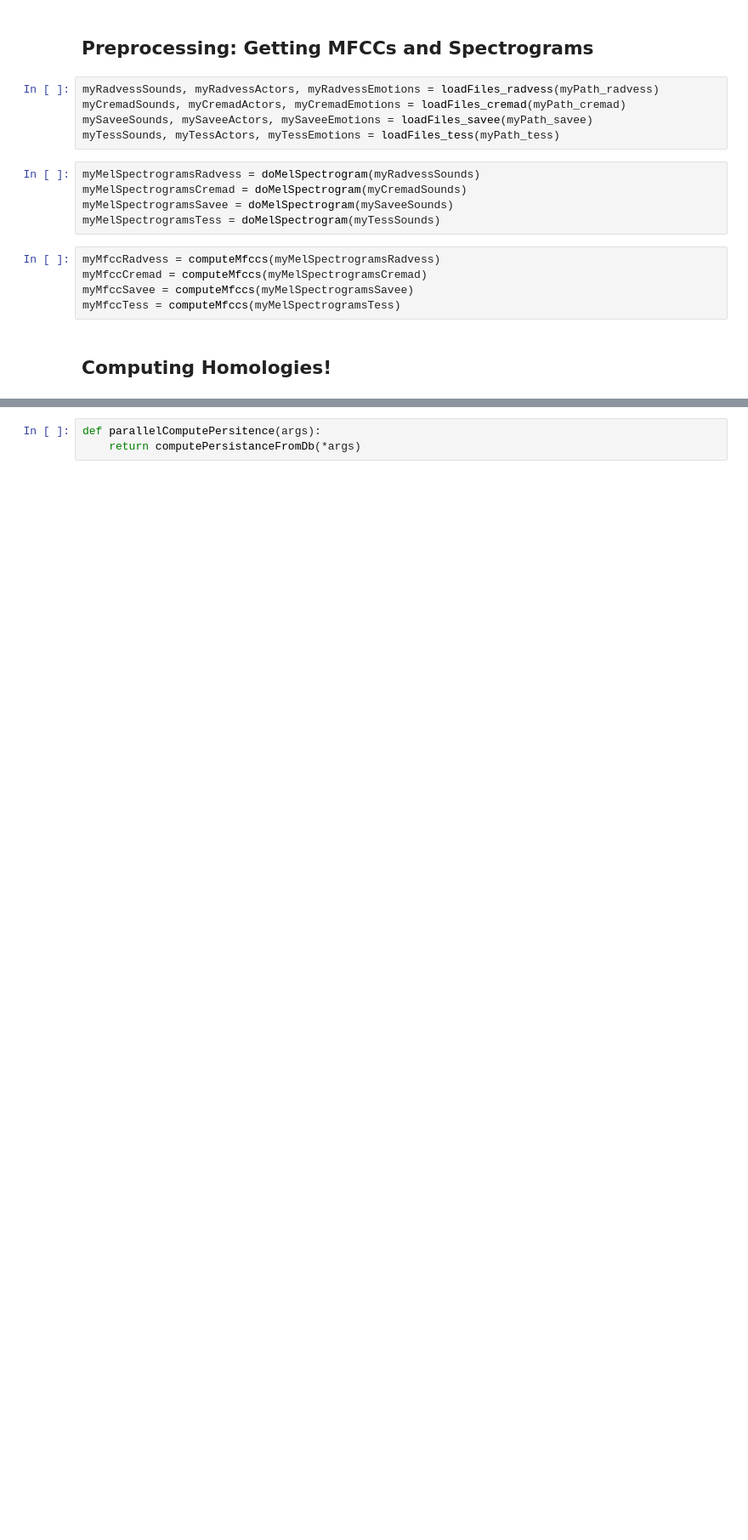
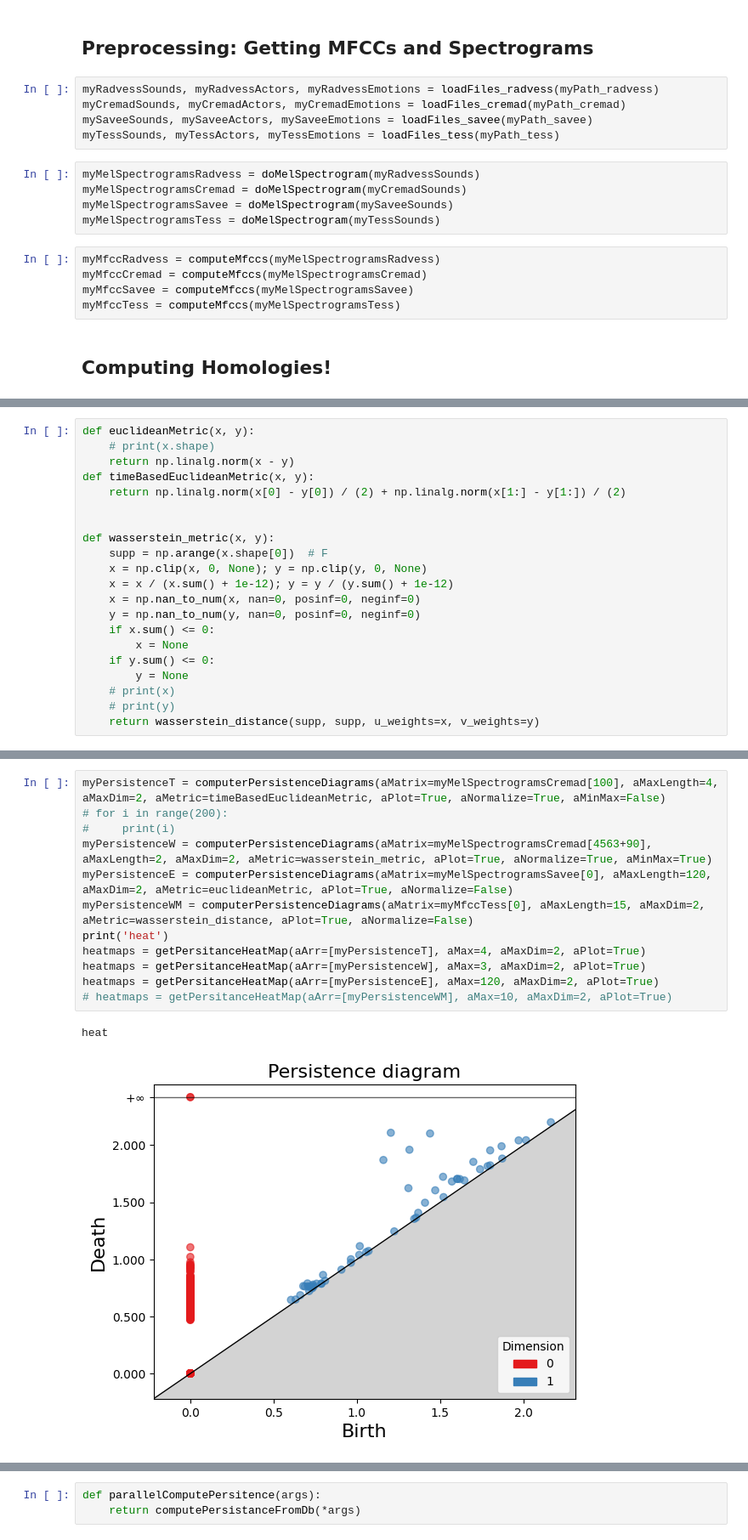
Before and after one commit to michelraskin/simplicialcomplex, a Jupyter notebook: audioEmotionsAnalysisPerFolder.ipynb, the cells around one changed output, grey strips where cells are left out. Shown at 85% size. Cells and saved outputs as stored; diff of their text form; blank space fills up the shorter version.

```diff
--- a/audioEmotionsAnalysisPerFolder.ipynb
+++ b/audioEmotionsAnalysisPerFolder.ipynb
@@ -417 +412,22 @@ def timeBasedEuclideanMetric(x, y):
+# %%
+def euclideanMetric(x, y):
+    # print(x.shape)
+    return np.linalg.norm(x - y)
+def timeBasedEuclideanMetric(x, y):
+    return np.linalg.norm(x[0] - y[0]) / (2) + np.linalg.norm(x[1:] - y[1:]) / (2)
+
+
+def wasserstein_metric(x, y):
+    supp = np.arange(x.shape[0])  # F
+    x = np.clip(x, 0, None); y = np.clip(y, 0, None)
+    x = x / (x.sum() + 1e-12); y = y / (y.sum() + 1e-12)
+    x = np.nan_to_num(x, nan=0, posinf=0, neginf=0)
+    y = np.nan_to_num(y, nan=0, posinf=0, neginf=0)
+    if x.sum() <= 0:
+        x = None
+    if y.sum() <= 0:
+        y = None
+    # print(x)
+    # print(y)
+    return wasserstein_distance(supp, supp, u_weights=x, v_weights=y)
 # %%
@@ -515,3 +534,18 @@ def getPersitanceHeatMap(aArr, aMax, aMaxDim, aPlot = False, aShape = 32):
             )
         )
     return myHeatmapArr
+# %%
+myPersistenceT = computerPersistenceDiagrams(aMatrix=myMelSpectrogramsCremad[100], aMaxLength=4, aMaxDim=2, aMetric=timeBasedEuclideanMetric, aPlot=True, aNormalize=True, aMinMax=False)
+# for i in range(200):
+#     print(i)
+myPersistenceW = computerPersistenceDiagrams(aMatrix=myMelSpectrogramsCremad[4563+90], aMaxLength=2, aMaxDim=2, aMetric=wasserstein_metric, aPlot=True, aNormalize=True, aMinMax=True)
+myPersistenceE = computerPersistenceDiagrams(aMatrix=myMelSpectrogramsSavee[0], aMaxLength=120, aMaxDim=2, aMetric=euclideanMetric, aPlot=True, aNormalize=False)
+myPersistenceWM = computerPersistenceDiagrams(aMatrix=myMfccTess[0], aMaxLength=15, aMaxDim=2, aMetric=wasserstein_distance, aPlot=True, aNormalize=False)
+print('heat')
+heatmaps = getPersitanceHeatMap(aArr=[myPersistenceT], aMax=4, aMaxDim=2, aPlot=True)
+heatmaps = getPersitanceHeatMap(aArr=[myPersistenceW], aMax=3, aMaxDim=2, aPlot=True)
+heatmaps = getPersitanceHeatMap(aArr=[myPersistenceE], aMax=120, aMaxDim=2, aPlot=True)
+# heatmaps = getPersitanceHeatMap(aArr=[myPersistenceWM], aMax=10, aMaxDim=2, aPlot=True)
+# %% [output]
+heat
+[figure, added]
```
Also changed, not shown: parts of 19 cells of this notebook, 1 other file.
